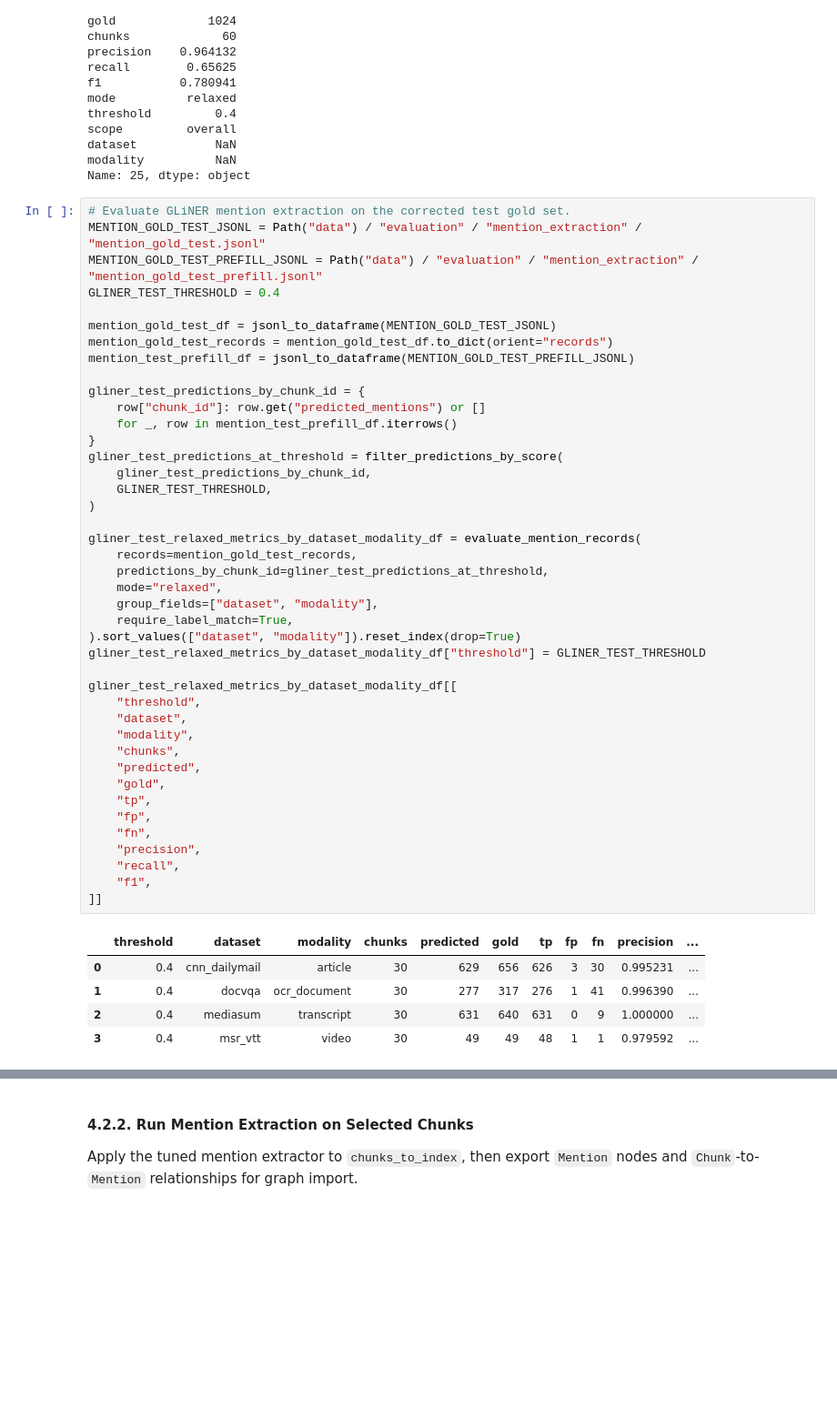
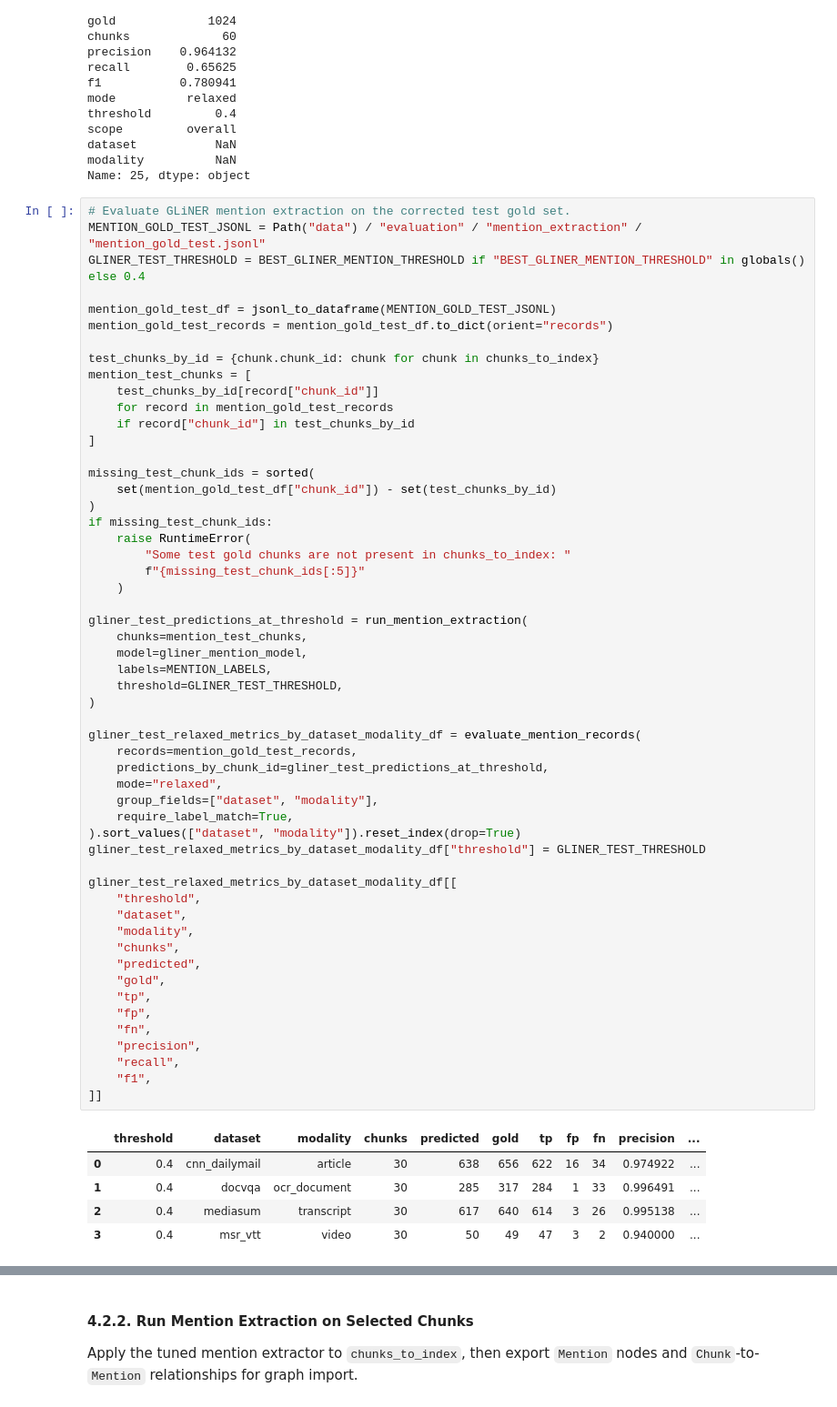
Before and after one commit to plminh-sdh/Design-and-Evaluation-of-Secure-Retrieval-Augmented-Systems-for-Large-Scale-Digital-Archives, a Jupyter notebook: Database.ipynb, the cells around one changed output, grey strips where cells are left out. Shown at 91% size. Saved outputs shown, nothing was run; the diff lists cells and outputs as text; blank space fills up the shorter version.

```diff
--- a/Database.ipynb
+++ b/Database.ipynb
@@ -2353,51 +2343,63 @@ Name: 25, dtype: object
 # %%
 # Evaluate GLiNER mention extraction on the corrected test gold set.
 MENTION_GOLD_TEST_JSONL = Path("data") / "evaluation" / "mention_extraction" / "mention_gold_test.jsonl"
-MENTION_GOLD_TEST_PREFILL_JSONL = Path("data") / "evaluation" / "mention_extraction" / "mention_gold_test_prefill.jsonl"
-GLINER_TEST_THRESHOLD = 0.4
+GLINER_TEST_THRESHOLD = BEST_GLINER_MENTION_THRESHOLD if "BEST_GLINER_MENTION_THRESHOLD" in globals() else 0.4
 
 mention_gold_test_df = jsonl_to_dataframe(MENTION_GOLD_TEST_JSONL)
 mention_gold_test_records = mention_gold_test_df.to_dict(orient="records")
-mention_test_prefill_df = jsonl_to_dataframe(MENTION_GOLD_TEST_PREFILL_JSONL)
 
-gliner_test_predictions_by_chunk_id = {
-    row["chunk_id"]: row.get("predicted_mentions") or []
-    for _, row in mention_test_prefill_df.iterrows()
-}
-gliner_test_predictions_at_threshold = filter_predictions_by_score(
-    gliner_test_predictions_by_chunk_id,
-    GLINER_TEST_THRESHOLD,
+test_chunks_by_id = {chunk.chunk_id: chunk for chunk in chunks_to_index}
+mention_test_chunks = [
+    test_chunks_by_id[record["chunk_id"]]
+    for record in mention_gold_test_records
+    if record["chunk_id"] in test_chunks_by_id
+]
+
+missing_test_chunk_ids = sorted(
+    set(mention_gold_test_df["chunk_id"]) - set(test_chunks_by_id)
+)
+if missing_test_chunk_ids:
+    raise RuntimeError(
+        "Some test gold chunks are not present in chunks_to_index: "
+        f"{missing_test_chunk_ids[:5]}"
+    )
+
+gliner_test_predictions_at_threshold = run_mention_extraction(
+    chunks=mention_test_chunks,
+    model=gliner_mention_model,
+    labels=MENTION_LABELS,
+    threshold=GLINER_TEST_THRESHOLD,
 )
 
 gliner_test_relaxed_metrics_by_dataset_modality_df = evaluate_mention_records(
     records=mention_gold_test_records,
     predictions_by_chunk_id=gliner_test_predictions_at_threshold,
     mode="relaxed",
     group_fields=["dataset", "modality"],
     require_label_match=True,
 ).sort_values(["dataset", "modality"]).reset_index(drop=True)
 gliner_test_relaxed_metrics_by_dataset_modality_df["threshold"] = GLINER_TEST_THRESHOLD
 
 gliner_test_relaxed_metrics_by_dataset_modality_df[[
     "threshold",
     "dataset",
     "modality",
     "chunks",
     "predicted",
     "gold",
     "tp",
     "fp",
     "fn",
     "precision",
     "recall",
     "f1",
 ]]
 # %% [output]
 |  | threshold | dataset | modality | chunks | predicted | gold | tp | fp | fn | precision | ... |
-| 0 | 0.4 | cnn_dailymail | article | 30 | 629 | 656 | 626 | 3 | 30 | 0.995231 | ... |
-| 1 | 0.4 | docvqa | ocr_document | 30 | 277 | 317 | 276 | 1 | 41 | 0.996390 | ... |
-| 2 | 0.4 | mediasum | transcript | 30 | 631 | 640 | 631 | 0 | 9 | 1.000000 | ... |
-| 3 | 0.4 | msr_vtt | video | 30 | 49 | 49 | 48 | 1 | 1 | 0.979592 | ... |
+| 0 | 0.4 | cnn_dailymail | article | 30 | 638 | 656 | 622 | 16 | 34 | 0.974922 | ... |
+| 1 | 0.4 | docvqa | ocr_document | 30 | 285 | 317 | 284 | 1 | 33 | 0.996491 | ... |
+| 2 | 0.4 | mediasum | transcript | 30 | 617 | 640 | 614 | 3 | 26 | 0.995138 | ... |
+| 3 | 0.4 | msr_vtt | video | 30 | 50 | 49 | 47 | 3 | 2 | 0.940000 | ... |
 # %%
 # Build relaxed mismatch detail and summary tables for test error analysis.
 gliner_test_relaxed_mismatch_df = collect_mention_mismatches(
```
Also changed, not shown: parts of 22 cells of this notebook, 2 other files.
